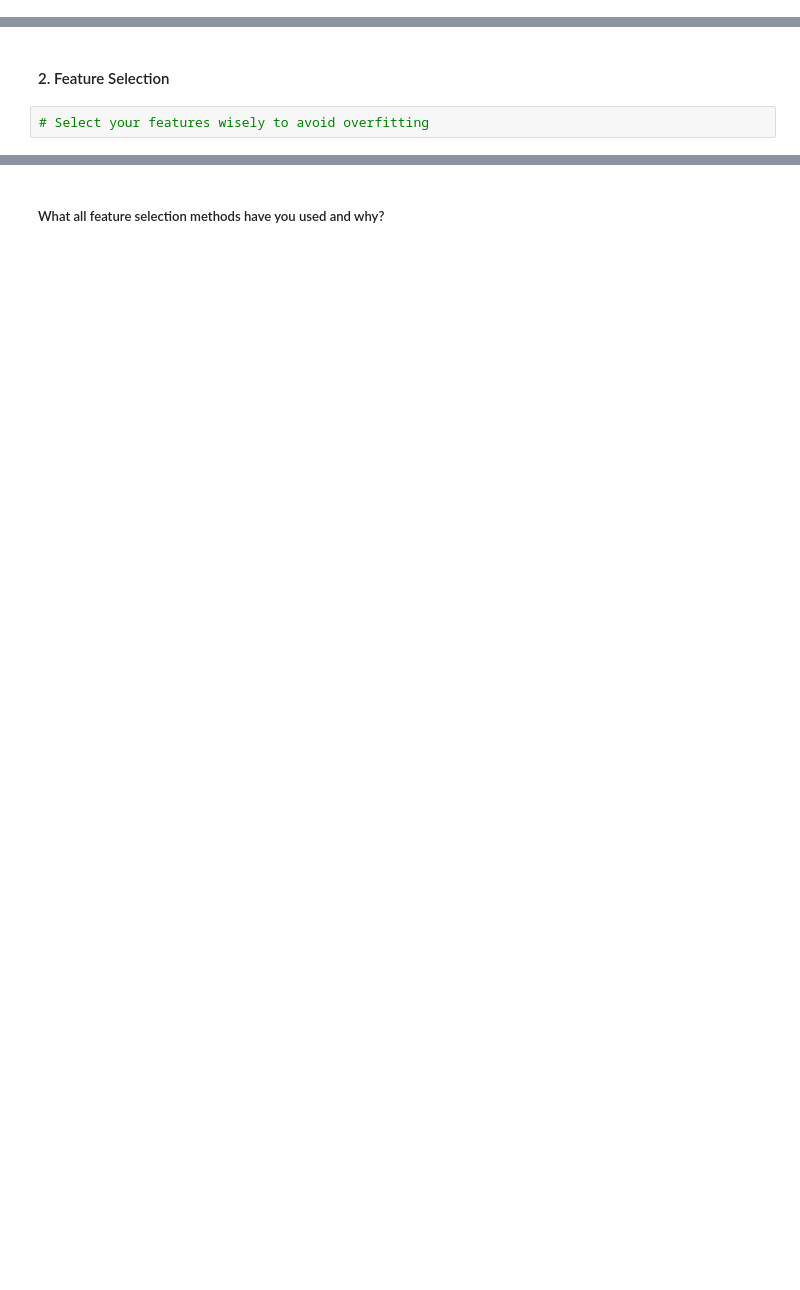
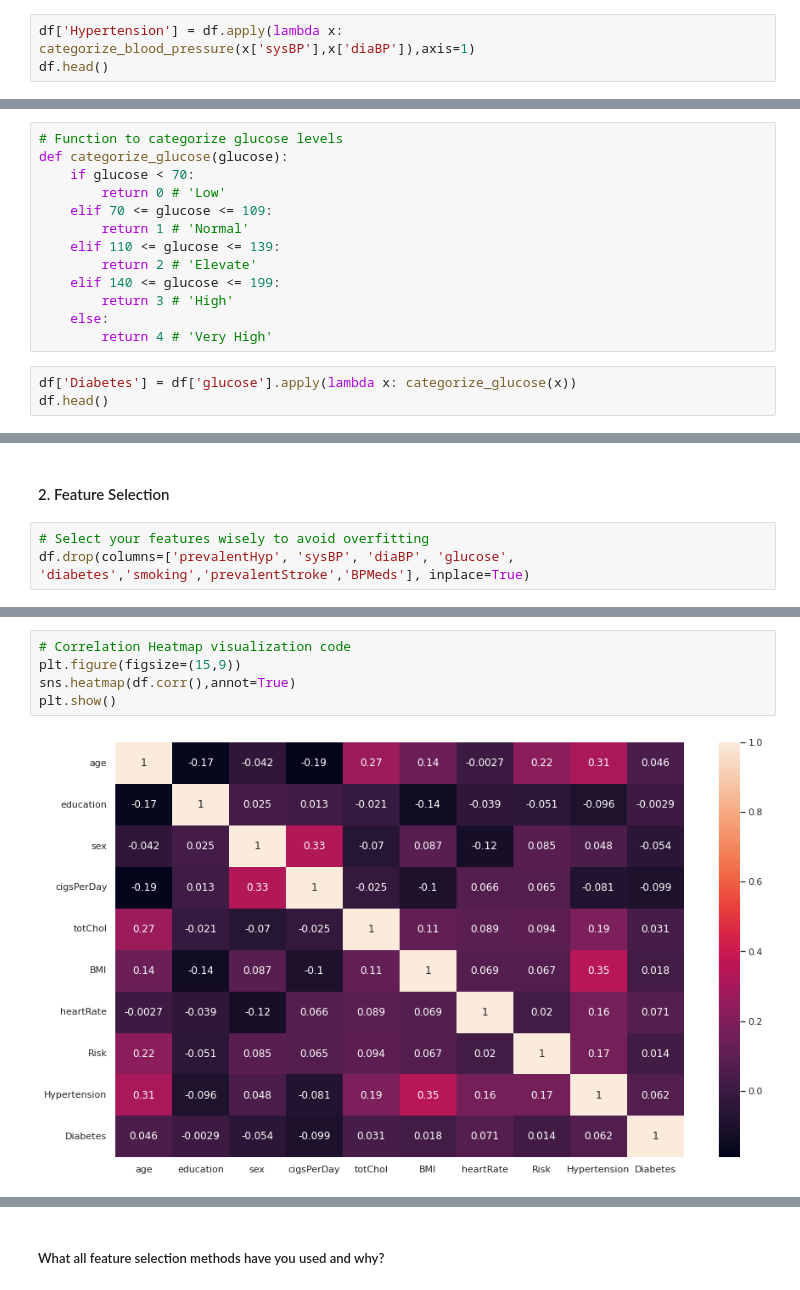
Before and after one commit to HKishanPatel/Cardiovascular-Risk-Prediction, a Jupyter notebook: Cardiovascular_Risk_Prediction.ipynb, the cells around one changed output, grey strips where cells are left out. Saved outputs shown, nothing was run; the diff lists cells and outputs as text; blank space fills up the shorter version.

```diff
--- a/Cardiovascular_Risk_Prediction.ipynb
+++ b/Cardiovascular_Risk_Prediction.ipynb
@@ -985,0 +1017,3 @@ Answer Here.
+# %%
+df['Hypertension'] = df.apply(lambda x: categorize_blood_pressure(x['sysBP'],x['diaBP']),axis=1)
+df.head()
@@ -985,0 +1027,16 @@ Answer Here.
+# %%
+# Function to categorize glucose levels
+def categorize_glucose(glucose):
+    if glucose < 70:
+        return 0 # 'Low'
+    elif 70 <= glucose <= 109:
+        return 1 # 'Normal'
+    elif 110 <= glucose <= 139:
+        return 2 # 'Elevate'
+    elif 140 <= glucose <= 199:
+        return 3 # 'High'
+    else:
+        return 4 # 'Very High'
+# %%
+df['Diabetes'] = df['glucose'].apply(lambda x: categorize_glucose(x))
+df.head()
@@ -987,3 +1051,4 @@ Answer Here.
 #### 2. Feature Selection
 # %%
 # Select your features wisely to avoid overfitting
+df.drop(columns=['prevalentHyp', 'sysBP', 'diaBP', 'glucose', 'diabetes','smoking','prevalentStroke','BPMeds'], inplace=True)
@@ -989,0 +1064,7 @@ Answer Here.
+# %%
+# Correlation Heatmap visualization code
+plt.figure(figsize=(15,9))
+sns.heatmap(df.corr(),annot=True)
+plt.show()
+# %% [output]
+[figure, added]
```
Also changed, not shown: parts of 68 cells of this notebook.
